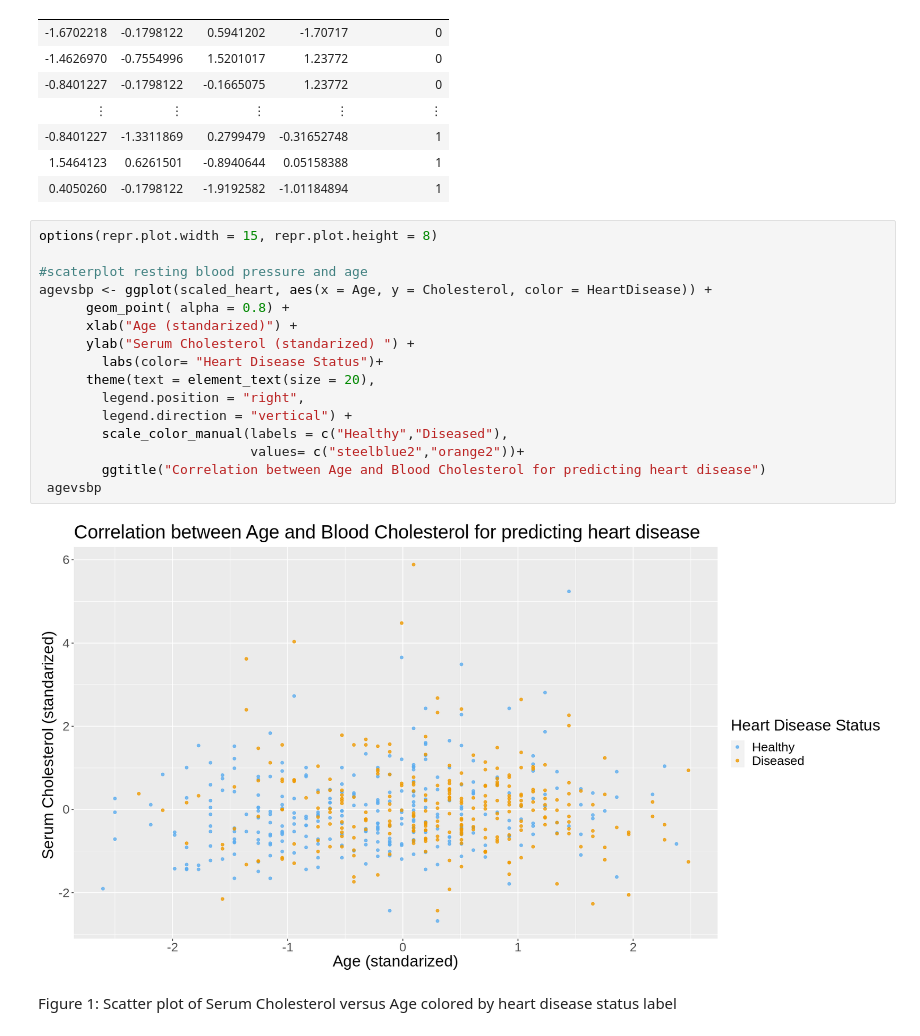
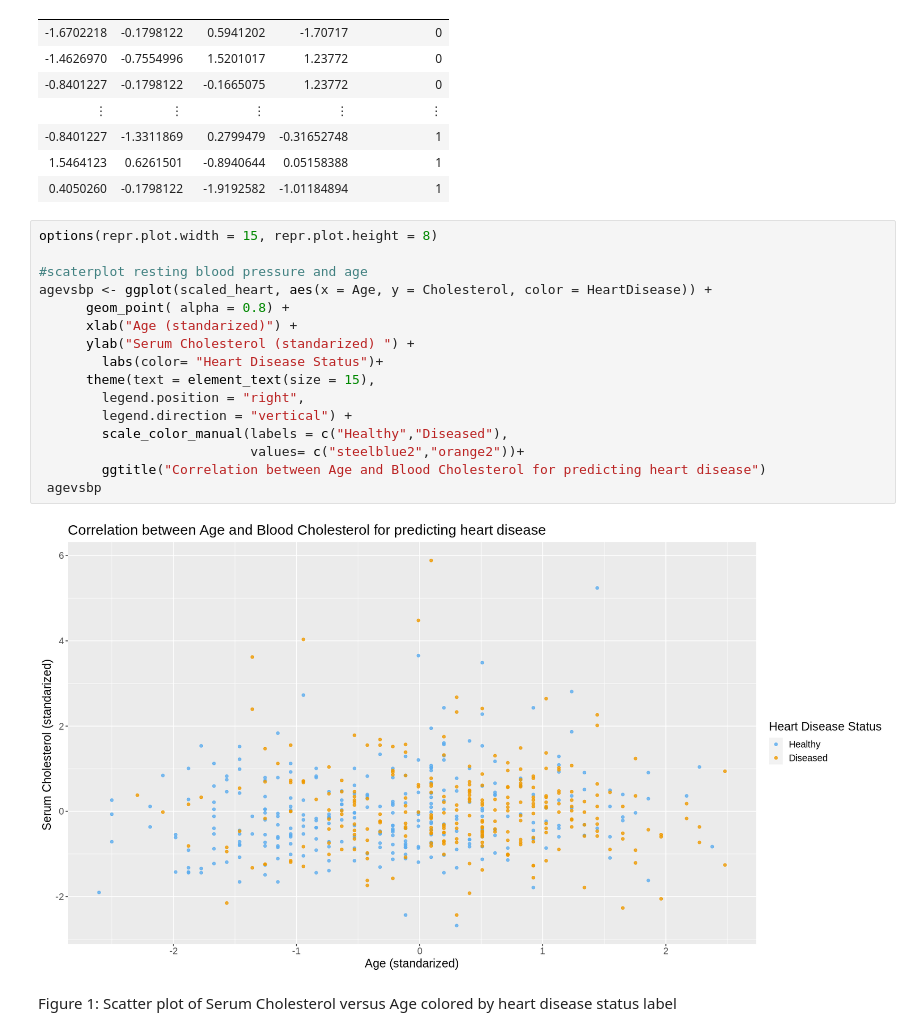
Before and after one commit to kiarashbahari/Group_project, a Jupyter notebook: project.ipynb, the cells around one changed output. Cells and saved outputs as stored; diff of their text form.

```diff
--- a/project.ipynb
+++ b/project.ipynb
@@ -344,21 +356,21 @@ A tibble: 559 × 5
 # %%
 options(repr.plot.width = 15, repr.plot.height = 8)
 
 #scaterplot resting blood pressure and age
 agevsbp <- ggplot(scaled_heart, aes(x = Age, y = Cholesterol, color = HeartDisease)) +
       geom_point( alpha = 0.8) +
       xlab("Age (standarized)") +
       ylab("Serum Cholesterol (standarized) ") +
         labs(color= "Heart Disease Status")+
-      theme(text = element_text(size = 20),
+      theme(text = element_text(size = 15),
         legend.position = "right",
         legend.direction = "vertical") +
         scale_color_manual(labels = c("Healthy","Diseased"),
                            values= c("steelblue2","orange2"))+
         ggtitle("Correlation between Age and Blood Cholesterol for predicting heart disease")
  agevsbp
 # %% [output]
-[figure, old version]
+[figure, new version]
 # %% [markdown]
 Figure 1: Scatter plot of Serum Cholesterol versus Age colored by heart disease status label
 # %%
```
Also changed, not shown: parts of 3 cells of this notebook.
